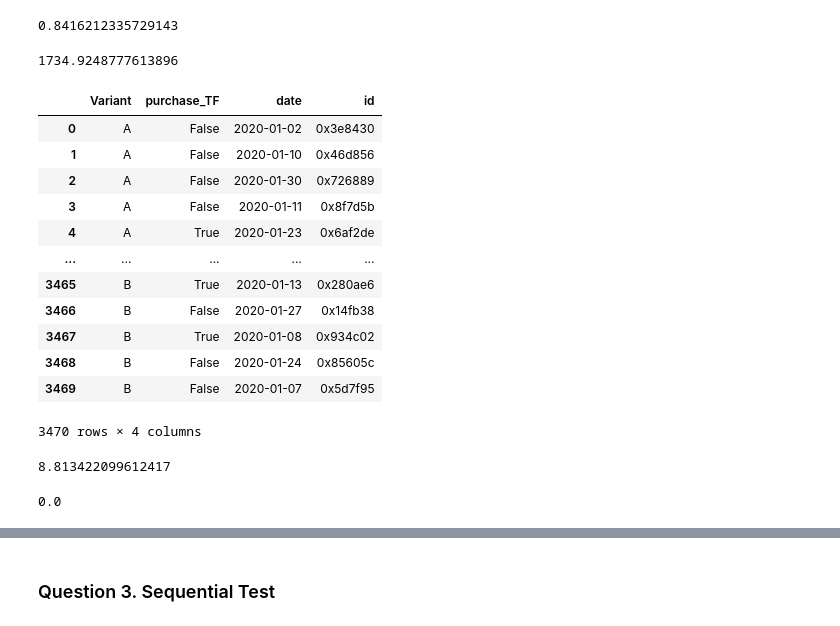
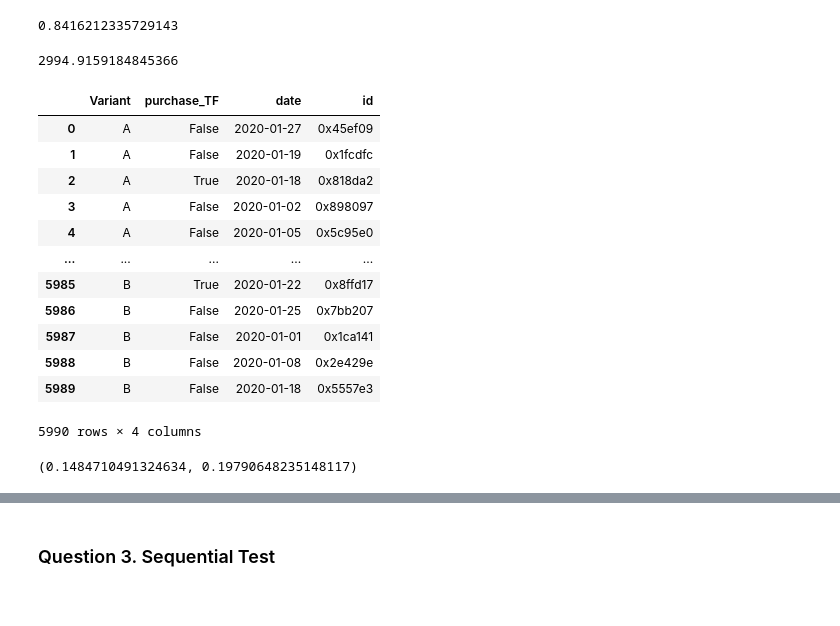
Before and after one commit to Dirodzz/NYU-Marketing-Analytic-AB-Testing, a Jupyter notebook: AB Testing Program.ipynb, the cells around one changed output, grey strips where cells are left out. Saved outputs shown, nothing was run; the diff lists cells and outputs as text; code cells hidden in the pictures.

Commit message:
add daily conversion rate

```diff
--- a/AB Testing Program.ipynb
+++ b/AB Testing Program.ipynb
@@ -265,10 +354,13 @@ def optimal_sample_size(alpha, p0, p1, beta):
         result = result / (delta**2)
 
     return result
-# %%
-optimal_sample_size(0.05, 0.15362470557445695, 0.1962, 0.8)
-# %% [output]
-1734.9248777613896
+# %%
+optimal_sample_size(0.05, 0.15362470557445695, 0.16, 0.1)
+
+
+# I think there is something wrong about the way I calculate t_type1 and t_type2
+# %% [output]
+2994.9159184845366
 # %%
 def sample_simulation(n, df):
     '''
@@ -290,19 +382,19 @@ def sample_simulation(n, df):
 
     return result
 # %%
-sample_simulation(1734.9248777613896, df[df['date'] >= '2020-01-01'])
+sample_simulation(2994.9159184845366, df[df['date'] >= '2020-01-01'])
 # %% [output]
 |  | Variant | purchase_TF | date | id |
-| 0 | A | False | 2020-01-02 | 0x3e8430 |
-| 1 | A | False | 2020-01-10 | 0x46d856 |
-| 2 | A | False | 2020-01-30 | 0x726889 |
-| 3 | A | False | 2020-01-11 | 0x8f7d5b |
-| 4 | A | True | 2020-01-23 | 0x6af2de |
+| 0 | A | False | 2020-01-27 | 0x45ef09 |
+| 1 | A | False | 2020-01-19 | 0x1fcdfc |
+| 2 | A | True | 2020-01-18 | 0x818da2 |
+| 3 | A | False | 2020-01-02 | 0x898097 |
+| 4 | A | False | 2020-01-05 | 0x5c95e0 |
 | ... | ... | ... | ... | ... |
-| 3465 | B | True | 2020-01-13 | 0x280ae6 |
-| 3466 | B | False | 2020-01-27 | 0x14fb38 |
-| 3467 | B | True | 2020-01-08 | 0x934c02 |
-| 3468 | B | False | 2020-01-24 | 0x85605c |
-| 3469 | B | False | 2020-01-07 | 0x5d7f95 |
+| 5985 | B | True | 2020-01-22 | 0x8ffd17 |
+| 5986 | B | False | 2020-01-25 | 0x7bb207 |
+| 5987 | B | False | 2020-01-01 | 0x1ca141 |
+| 5988 | B | False | 2020-01-08 | 0x2e429e |
+| 5989 | B | False | 2020-01-18 | 0x5557e3 |
-3470 rows × 4 columns
+5990 rows × 4 columns
 # %%
@@ -310,7 +402,6 @@ test_1 = sample_simulation(1734.9248777613896, df[df['date'] >= '2020-01-01'])
-# %%
-hypo_test(test_1[test_1['Variant'] == 'A'], test_1[test_1['Variant'] == 'B'])
-# %% [output]
-8.813422099612417
-0.0
+# %%
+hypo_test_daily(test_1, '2020-01-01')
+# %% [output]
+(0.1484710491324634, 0.19790648235148117)
 # %%
 for i in range(10):
```
Also changed, not shown: parts of 19 cells of this notebook.
